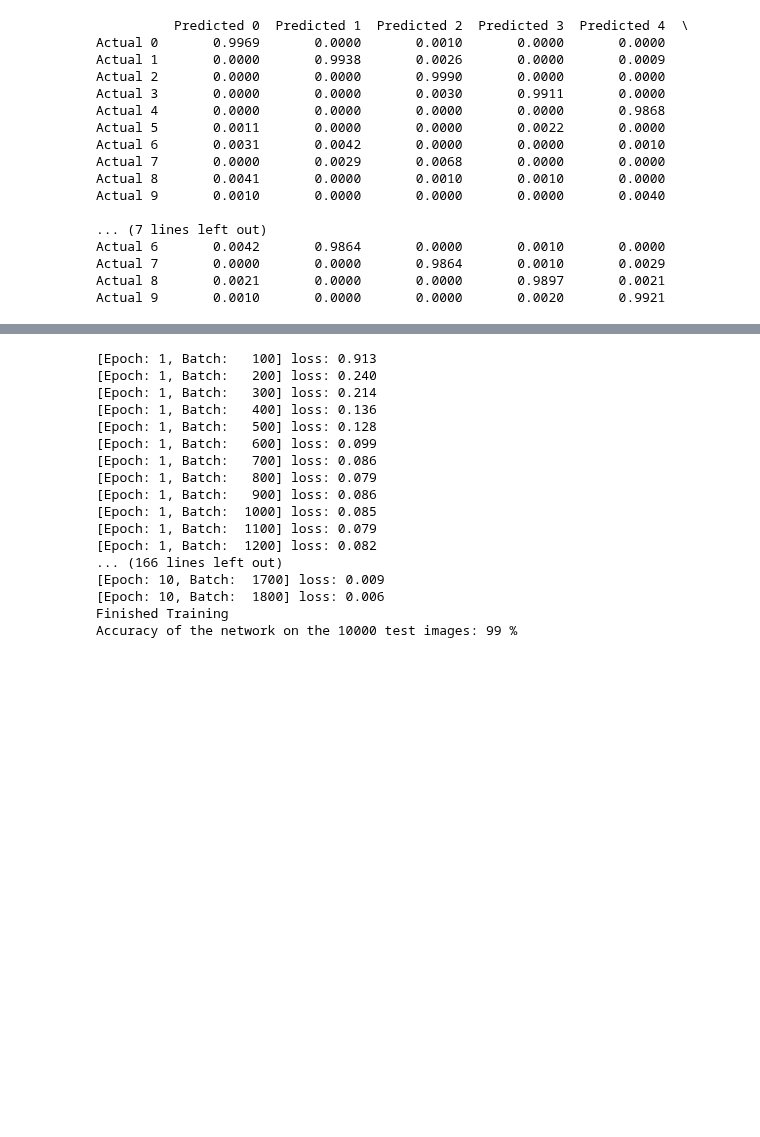
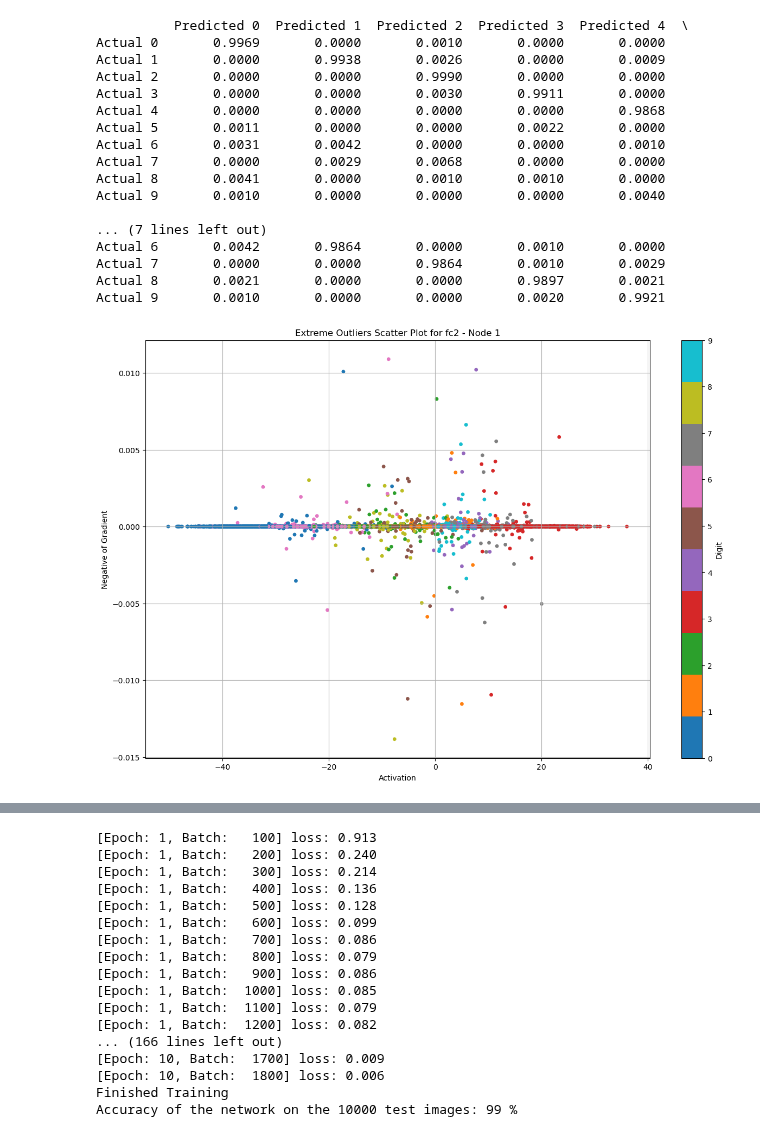
Before and after one commit to benrichards4376/Explanatory-Neural-Networks, a Jupyter notebook: MNIST_CNN_explained.ipynb, the cells around one changed output, grey strips where cells are left out. Saved outputs shown, nothing was run; the diff lists cells and outputs as text; code cells hidden in the pictures; blank space fills up the shorter version.

```diff
--- a/MNIST_CNN_explained.ipynb
+++ b/MNIST_CNN_explained.ipynb
@@ -466,0 +533,4 @@ std_dev = 1.5
+# %%
+plot_extreme_outliers(explainable_net, layer_name, node_index, std_dev_threshold=0, Correct_pred_only=False)  # Adjust std_dev_threshold as needed
+# %% [output]
+[figure, added]
```
Also changed, not shown: parts of 10 cells of this notebook.
